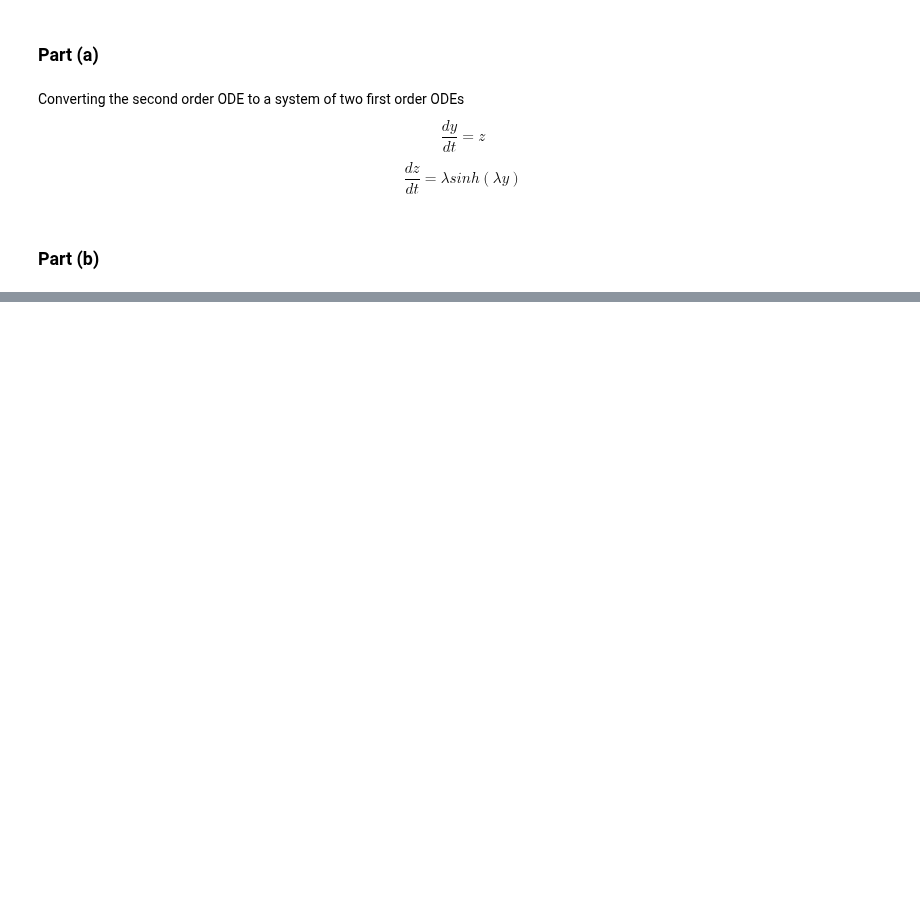
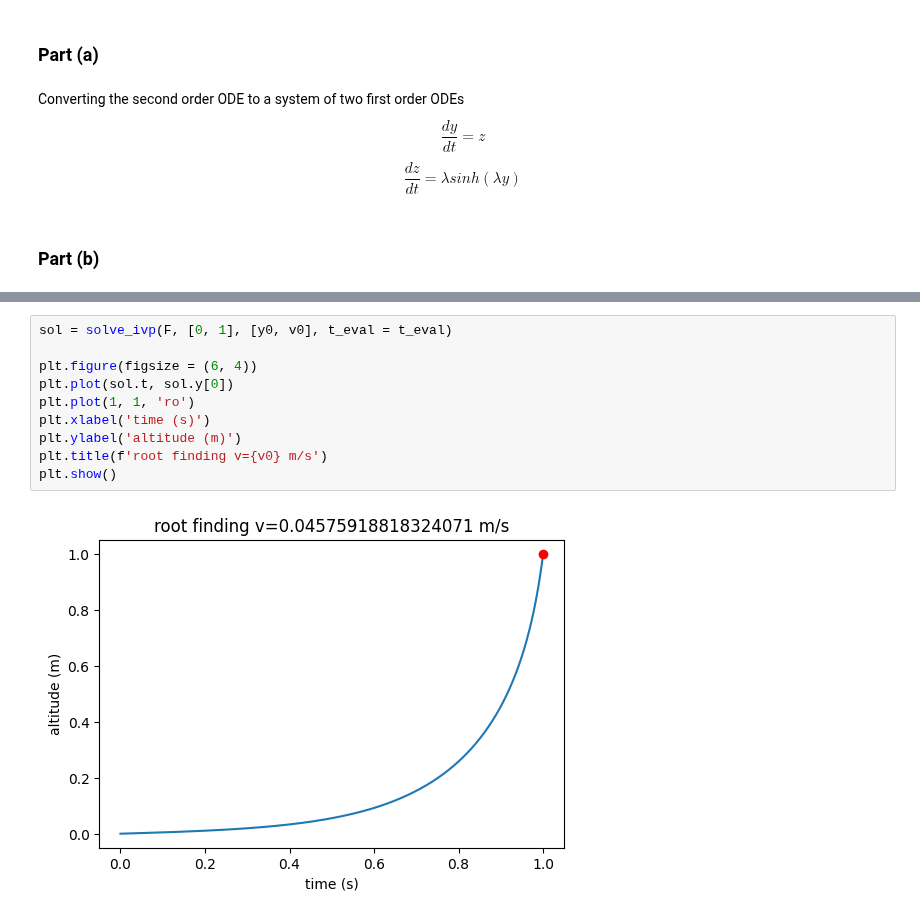
Before and after one commit to Mani0237/Prelims, a Jupyter notebook: 2023_fall/Q3-200973108/3_sachin.ipynb, the cells around one changed output, grey strips where cells are left out. Saved outputs shown, nothing was run; the diff lists cells and outputs as text; blank space fills up the shorter version.

```diff
--- a/2023_fall/Q3-200973108/3_sachin.ipynb
+++ b/2023_fall/Q3-200973108/3_sachin.ipynb
@@ -62,0 +89,12 @@ Solution for y(1) with s = 0.01: 0.15010235203633127
+# %%
+sol = solve_ivp(F, [0, 1], [y0, v0], t_eval = t_eval)
+
+plt.figure(figsize = (6, 4))
+plt.plot(sol.t, sol.y[0])
+plt.plot(1, 1, 'ro')
+plt.xlabel('time (s)')
+plt.ylabel('altitude (m)')
+plt.title(f'root finding v={v0} m/s')
+plt.show()
+# %% [output]
+[figure, added]
```
Also changed, not shown: parts of 7 cells of this notebook.
